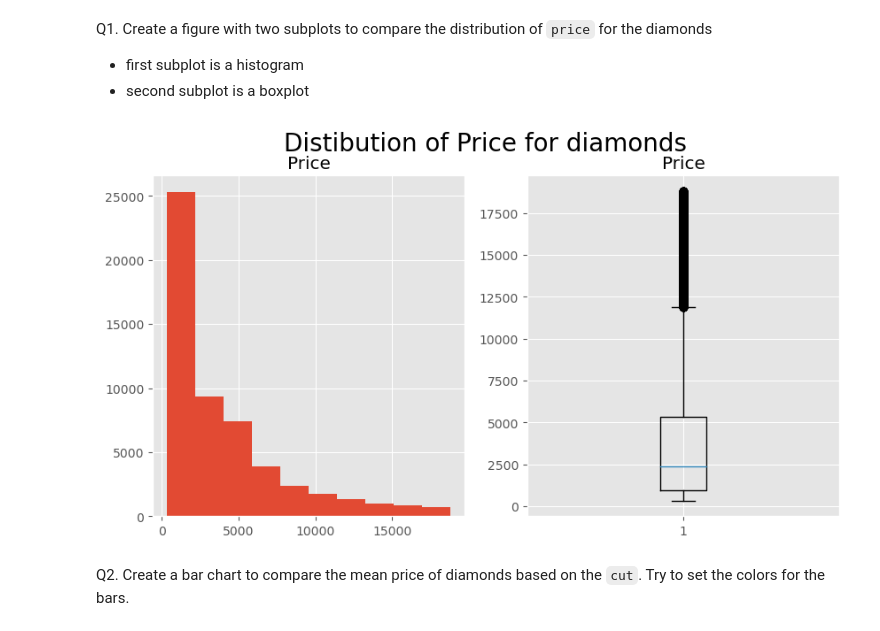
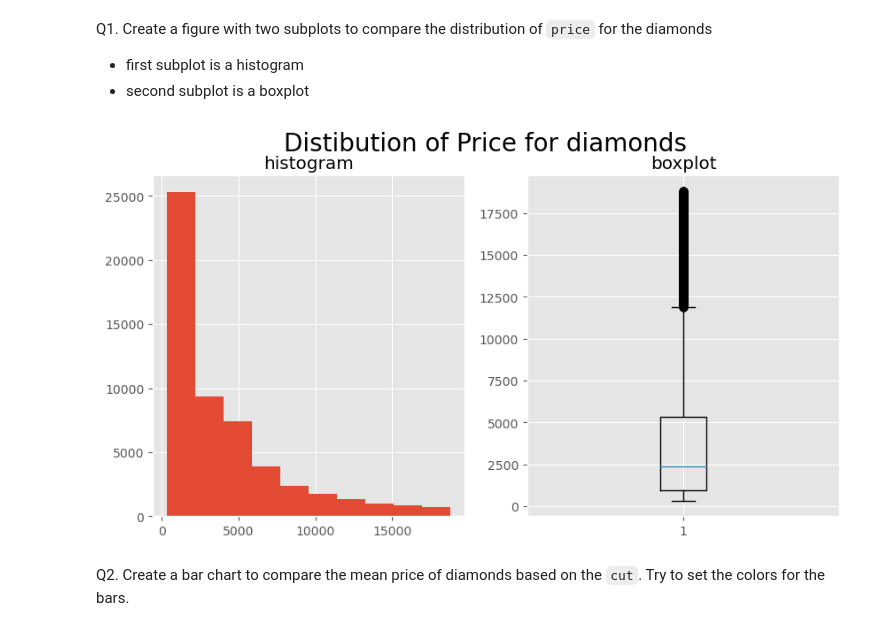
Before and after one commit to amirhamzahbmn/K-Youth_Repo, a Jupyter notebook: Week_2/Data Visualization with Matplotlib Starter Code.ipynb, the cells around one changed output. Drawn from its saved outputs; the diff is of its cells as text; code cells hidden in the pictures.

```diff
--- a/Week_2/Data Visualization with Matplotlib Starter Code.ipynb
+++ b/Week_2/Data Visualization with Matplotlib Starter Code.ipynb
@@ -478,21 +478,21 @@ Q1. Create a figure with two subplots to compare the distribution of `price` for
 # %%
 # Q1 Answer
 
 plt.figure(figsize=(10,5))
 
 plt.subplot(121)
-plt.title('Price')
+plt.title('histogram')
 plt.hist(diamonds['price'])
 
 plt.subplot(122)
-plt.title('Price')
+plt.title('boxplot')
 plt.boxplot(diamonds['price'])
 
 # Set the figure's (super) title
 plt.suptitle('Distibution of Price for diamonds', fontsize=20)
 plt.show()
 # %% [output]
-[figure, old version]
+[figure, new version]
 # %% [markdown]
 Q2. Create a bar chart to compare the mean price of diamonds based on the `cut`. Try to set the colors for the bars.
 # %%
```
Also changed, not shown: 1 other file.
